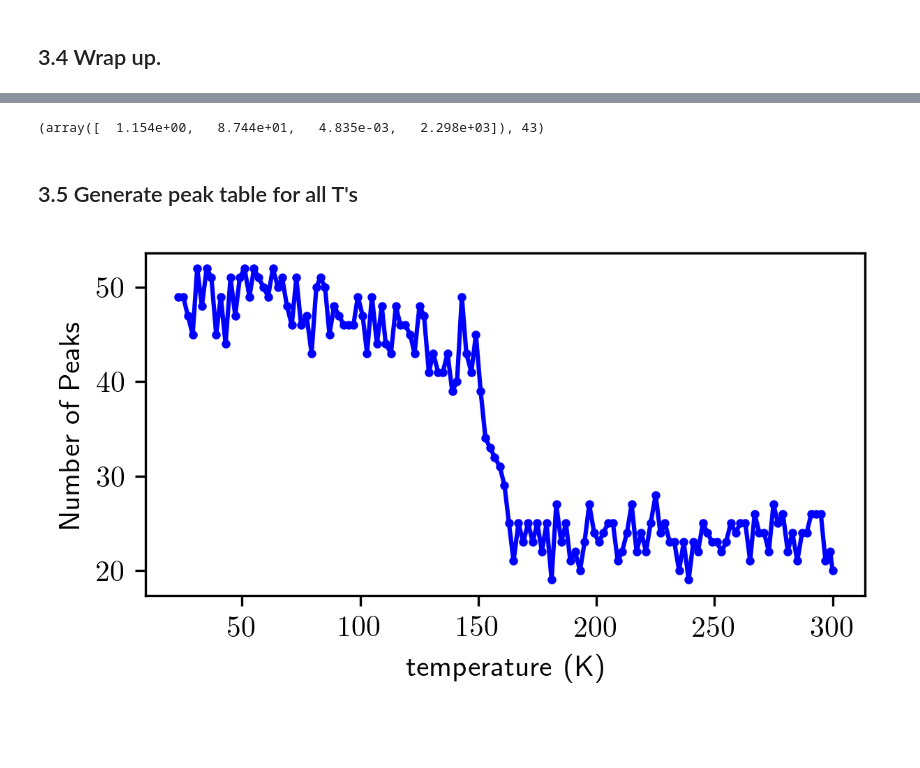
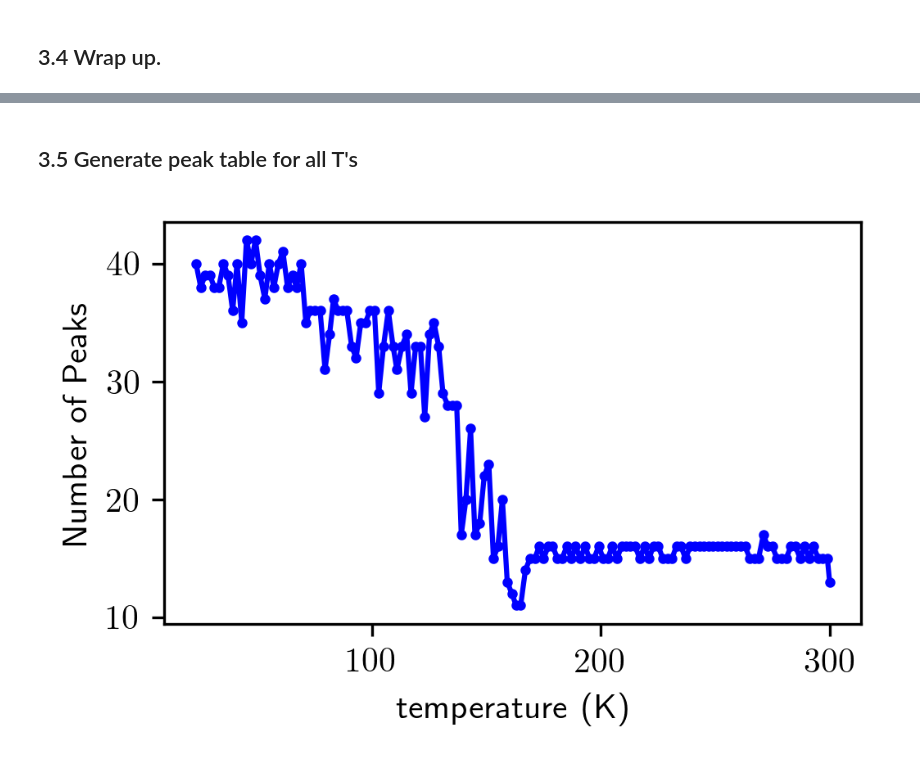
Before and after one commit to yaohualiu/NPD, a Jupyter notebook: NPD_Q3.ipynb, the cells around one changed output, grey strips where cells are left out. Drawn from its saved outputs; the diff is of its cells as text; code cells hidden in the pictures; blank space fills up the shorter version.

```diff
--- a/NPD_Q3.ipynb
+++ b/NPD_Q3.ipynb
@@ -690,7 +697,7 @@ plt.savefig(filename)
 # %%
 _peaktable = gen_peaktable(fit.x, dds, peakindx, NoBkg=0)
 _bkgstd = bkgstd[parindx]
-peaktable = _peaktable[_peaktable[:, 1] > _bkgstd*1]
+peaktable = _peaktable[_peaktable[:, 1] > _bkgstd*1.5]
 print( 'number of peaks was reduced from %d to %d' %(_peaktable[:, 0].size,
                                                      peaktable[:, 0].size) )
 filename = "Q3/Data/peaktable_%dK" %(temp)
@@ -707,7 +714,7 @@ number of peaks was reduced from 24 to 18
 ## 3.4 Wrap up.
 # %%
 def find_peaks_flow(IntsyMap, pars, bin_cs, par_val=0, sep = 1/4, min_dis=2,
-                    wavelet=_ricker_asy, bkg=0):
+                    wavelet=_ricker_asy, bkg=[]):
     '''
     If a non-zero background term (float) is given, then it assumes that background is
     predetermined and a background-removed dataset is given. the given value will be
@@ -721,21 +728,23 @@ def find_peaks_flow(IntsyMap, pars, bin_cs, par_val=0, sep = 1/4, min_dis=2,
     npar, nbins = IntsyMap.shape
 
     parindx = (abs(pars - par_val)).argmin()
-    data = intsy[parindx].flatten()
+    data = IntsyMap[parindx].flatten()
     peakindx = _find_peaks_byindx(data, sep=sep, min_dis=min_dis, wavelet=wavelet)
 
     if(len(bkg) == npar):
         Bkg = []
-        cutoff = bkg[parindx]
+        cutoffval = bkg[parindx]*1.5
+        #print('main flow', Bkg, cutoffval)
     else:
         Bkg = [np.percentile(data, 50)]
-        cutoff = np.percentile(data, 50) + data[data<np.percentile(data, 50)].std()
+        cutoffval = np.percentile(data, 50) + data[data<np.percentile(data, 50)].std()
+
 
     par_ini, bounds= Ini_Mpeaks_pars(data, peakindx, bin_cs, Bkg=Bkg)
     fit = least_squares(Mpeaks_LS, par_ini, bounds=bounds, args=(data, peakindx, bin_cs, len(Bkg)))
     model = Mpeaks_model(fit.x, data, peakindx, bin_cs, len(Bkg))
-    peaktable = gen_peaktable(fit.x, bin_cs, peakindx, NoBkg=len(Bkg), cutoff=cutoff)
 
+    peaktable = gen_peaktable(fit.x, bin_cs, peakindx, NoBkg=len(Bkg), cutoff = cutoffval)
     return peaktable
 # %%
 temp=80
@@ -752,35 +761,32 @@ plot_peakloc(intsy, temps, dd_cs, peaktable[:, 0], par_val=temp,
-# %%
-peaktable[0], len(peaktable)
-# %% [output]
-(array([  1.154e+00,   8.744e+01,   4.835e-03,   2.298e+03]), 43)
-# %%
-def cal_peaktables_fullT(intsyMap, pars, bin_cs, bkg=0):
-    '''
-    _pars : NXfiled
-    '''
-
-    _npars, nbins = intsyMap.shape
-
-    peaktables = []
-    for par in pars:
-        _peaktable = find_peaks_flow(intsyMap, pars, bin_cs, par_val=par, bkg=bkg)
-        peaktables.append(_peaktable)
-
-    return peaktables
 # %% [markdown]
 ## 3.5 Generate peak table for all T's
+# %%
+def cal_peaktables_fullT(intsyMap, pars, bin_cs, bkg=[]):
+    '''
+    _pars : NXfiled
+    '''
+
+    _npars, nbins = intsyMap.shape
+
+    peaktables = []
+    for par in pars:
+        #print('processing run @ %f K' %par)
+        _peaktable = find_peaks_flow(intsyMap, pars, bin_cs, par_val=par, bkg=bkg)
+        peaktables.append(_peaktable)
+
+    return peaktables
 # %%
 peaktables_rmbkg = cal_peaktables_fullT(intsy_rmbkg, temps, dd_cs, bkg=bkgstd)
 # %%
 npeaks=[]
 for peaktable in peaktables_rmbkg:
     npeaks.append(len(peaktable))
 
-figsize(4.2, 2.4)
+figsize(3.6, 2.4)
 plt.plot(temps, npeaks, 'o-', color='b', markersize = 2)
 plt.xlabel('temperature (K)')
 plt.ylabel('Number of Peaks')
 plt.tight_layout()
 plt.savefig('Q3/Figs/IdentifiedPeakNumbers')
 # %% [output]
-[figure, old version]
+[figure, new version]
```
Also changed, not shown: parts of 5 cells of this notebook.
